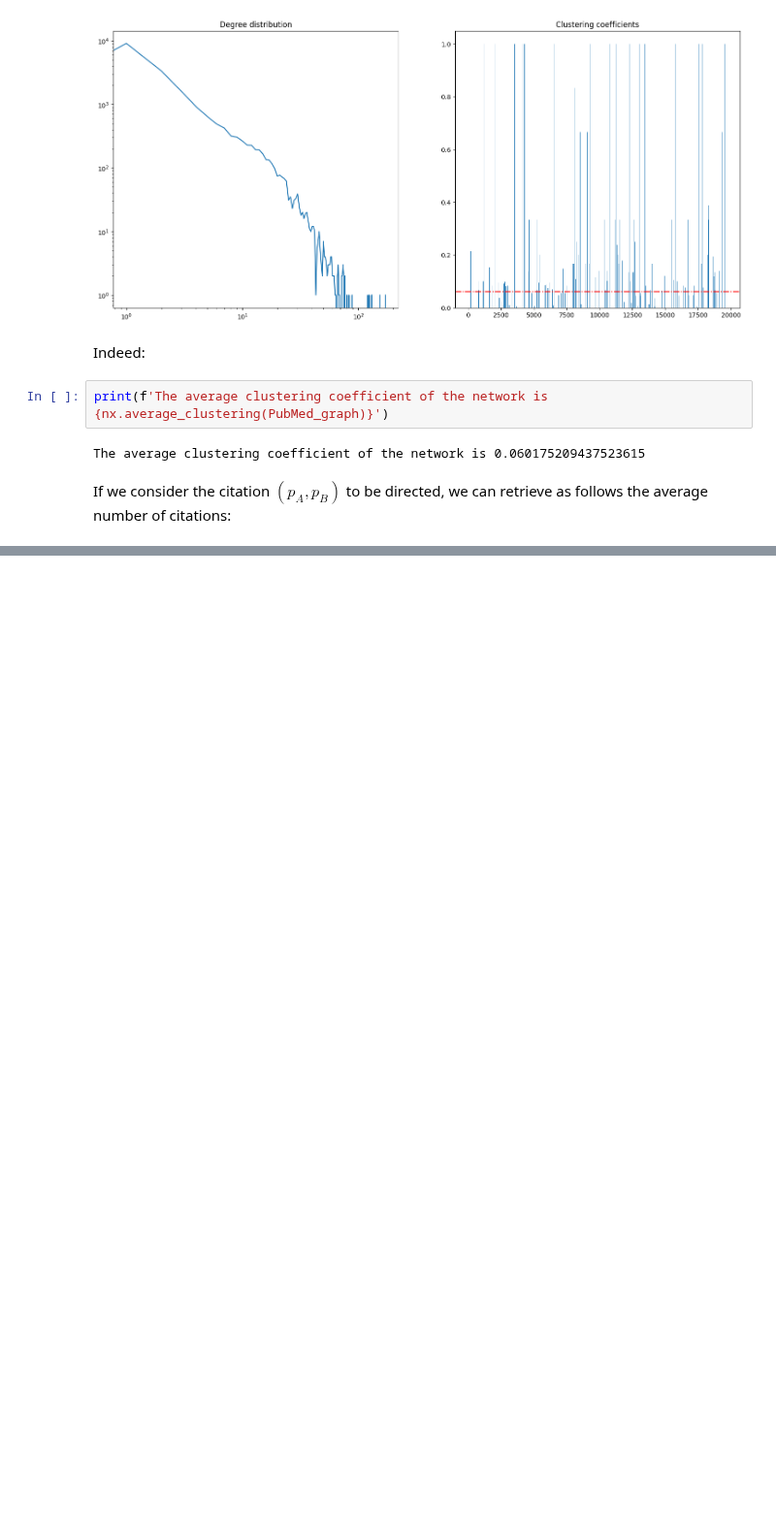
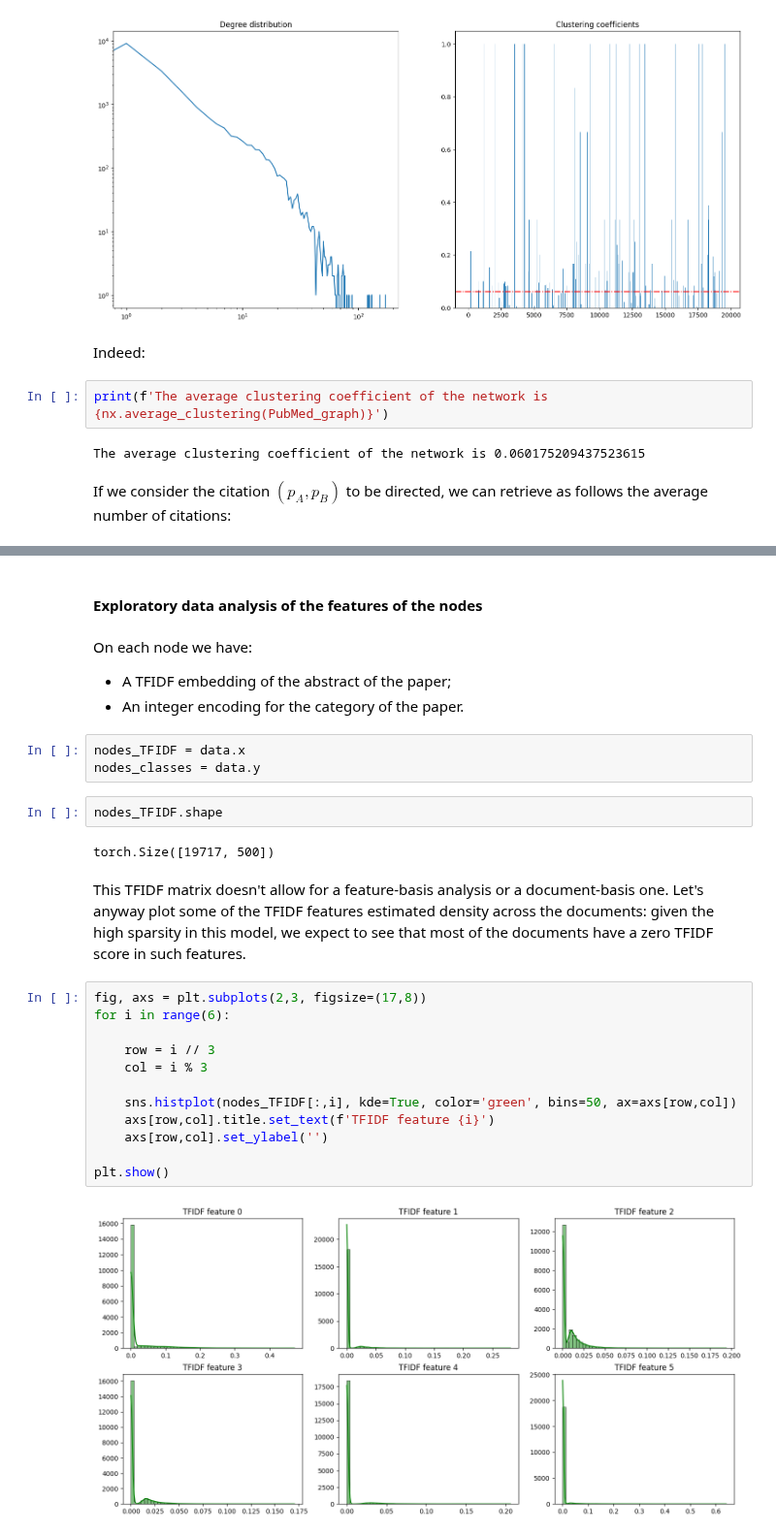
Before and after one commit to LeoDiNino97/SocialNetworks-OnlineMarkets, a Jupyter notebook: Social Networks/Homework/P6/P6.ipynb, the cells around one changed output, grey strips where cells are left out. Shown at 97% size. Saved outputs shown, nothing was run; the diff lists cells and outputs as text; blank space fills up the shorter version.

```diff
--- a/Social Networks/Homework/P6/P6.ipynb
+++ b/Social Networks/Homework/P6/P6.ipynb
@@ -125,0 +114,29 @@ The average number of citations a paper receives from other papers is 4.49601866
+# %% [markdown]
+#### Exploratory data analysis of the features of the nodes
+# %% [markdown]
+On each node we have:
++ A TFIDF embedding of the abstract of the paper;
++ An integer encoding for the category of the paper.
+# %%
+nodes_TFIDF = data.x
+nodes_classes = data.y
+# %%
+nodes_TFIDF.shape
+# %% [output]
+torch.Size([19717, 500])
+# %% [markdown]
+This TFIDF matrix doesn't allow for a feature-basis analysis or a document-basis one. Let's anyway plot some of the TFIDF features estimated density across the documents: given the high sparsity in this model, we expect to see that most of the documents have a zero TFIDF score in such features.
+# %%
+fig, axs = plt.subplots(2,3, figsize=(17,8))
+for i in range(6):
+
+    row = i // 3
+    col = i % 3
+
+    sns.histplot(nodes_TFIDF[:,i], kde=True, color='green', bins=50, ax=axs[row,col])
+    axs[row,col].title.set_text(f'TFIDF feature {i}')
+    axs[row,col].set_ylabel('')
+
+plt.show()
+# %% [output]
+[figure, added]
```
Also changed, not shown: parts of 24 cells of this notebook, 1 other file.
